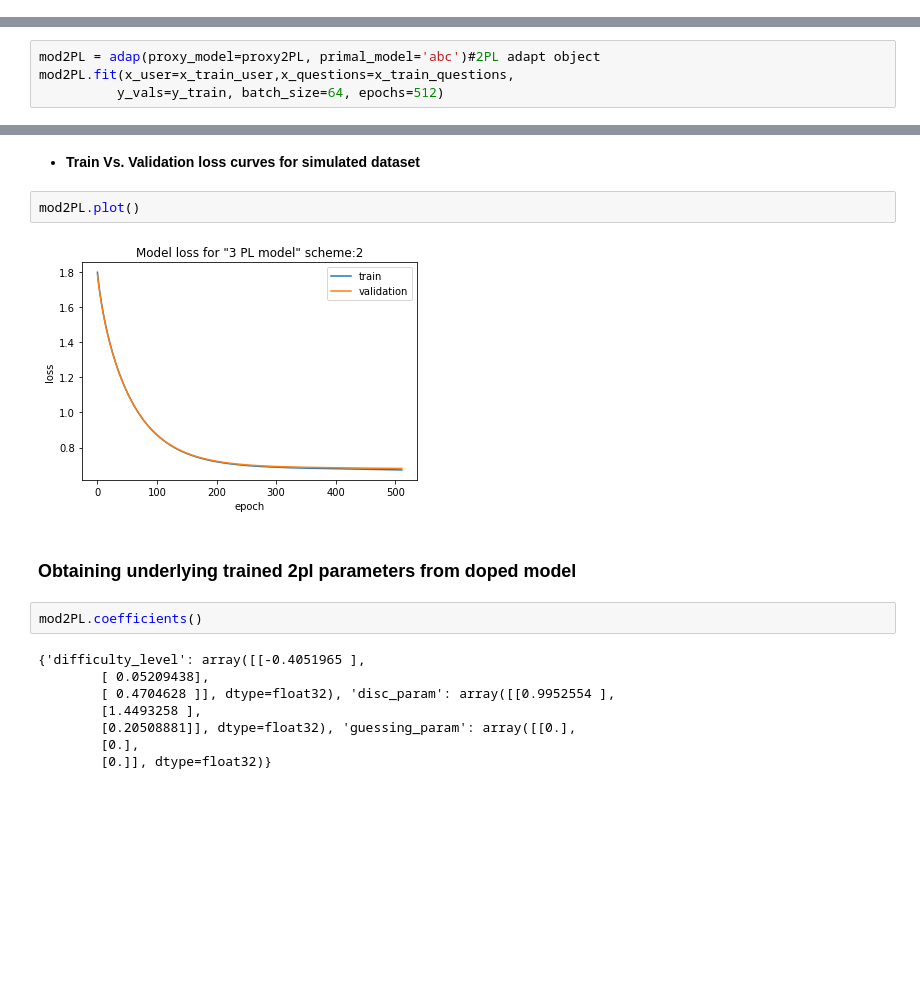
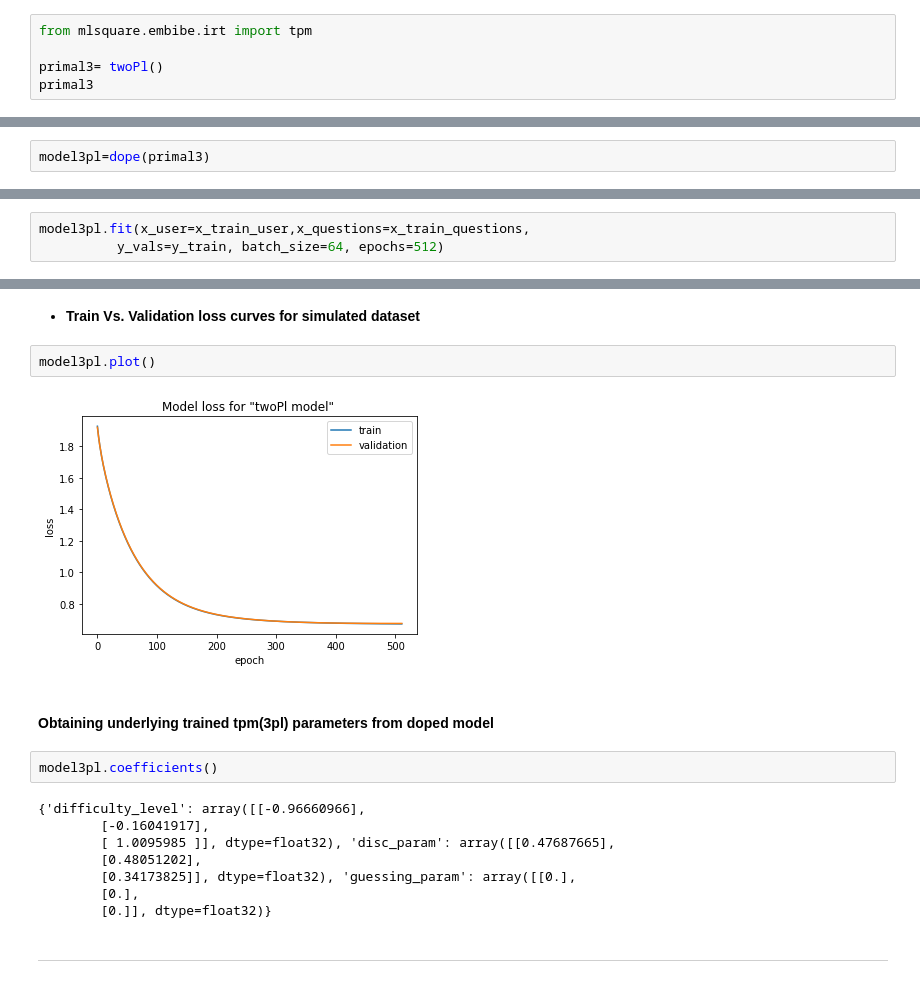
Before and after one commit to mlsquare/cook-imly, a Jupyter notebook: Notebooks/irt/IRT_R_keras_mapping.ipynb, the cells around one changed output, grey strips where cells are left out. Drawn from its saved outputs; the diff is of its cells as text; blank space fills up the shorter version.

```diff
--- a/Notebooks/irt/IRT_R_keras_mapping.ipynb
+++ b/Notebooks/irt/IRT_R_keras_mapping.ipynb
@@ -285,0 +285,5 @@ proxy2PL.get_params()
+# %%
+from mlsquare.embibe.irt import tpm
+
+primal3= twoPl()
+primal3
@@ -285,0 +293,2 @@ proxy2PL.get_params()
+# %%
+model3pl=dope(primal3)
@@ -286,5 +297,4 @@ proxy2PL.get_params()
 # %%
-mod2PL = adap(proxy_model=proxy2PL, primal_model='abc')#2PL adapt object
-mod2PL.fit(x_user=x_train_user,x_questions=x_train_questions,
+model3pl.fit(x_user=x_train_user,x_questions=x_train_questions,
           y_vals=y_train, batch_size=64, epochs=512)
 # %% [output]
@@ -320,18 +330,20 @@ ________________________________________________________________________________
 # %% [markdown]
 * **Train Vs. Validation loss curves for simulated dataset**
 # %%
-mod2PL.plot()
+model3pl.plot()
 # %% [output]
-[figure, old version]
+[figure, new version]
 # %% [markdown]
-### Obtaining underlying trained 2pl parameters from doped model
+#### Obtaining underlying trained tpm(3pl) parameters from doped model
 # %%
-mod2PL.coefficients()
+model3pl.coefficients()
 # %% [output]
-{'difficulty_level': array([[-0.4051965 ],
-        [ 0.05209438],
-        [ 0.4704628 ]], dtype=float32), 'disc_param': array([[0.9952554 ],
-        [1.4493258 ],
-        [0.20508881]], dtype=float32), 'guessing_param': array([[0.],
+{'difficulty_level': array([[-0.96660966],
+        [-0.16041917],
+        [ 1.0095985 ]], dtype=float32), 'disc_param': array([[0.47687665],
+        [0.48051202],
+        [0.34173825]], dtype=float32), 'guessing_param': array([[0.],
         [0.],
         [0.]], dtype=float32)}
+# %% [markdown]
+__________________________
```
Also changed, not shown: parts of 41 cells of this notebook.
